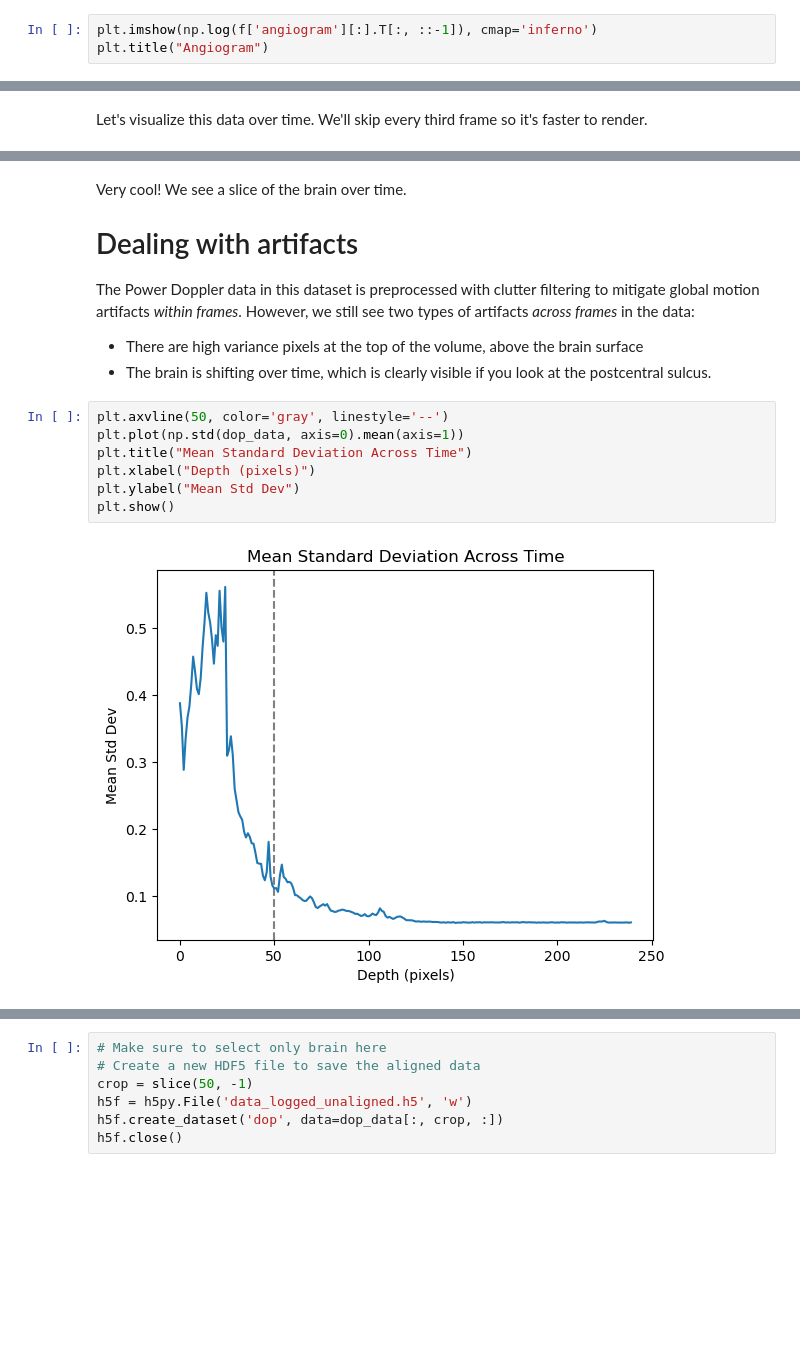
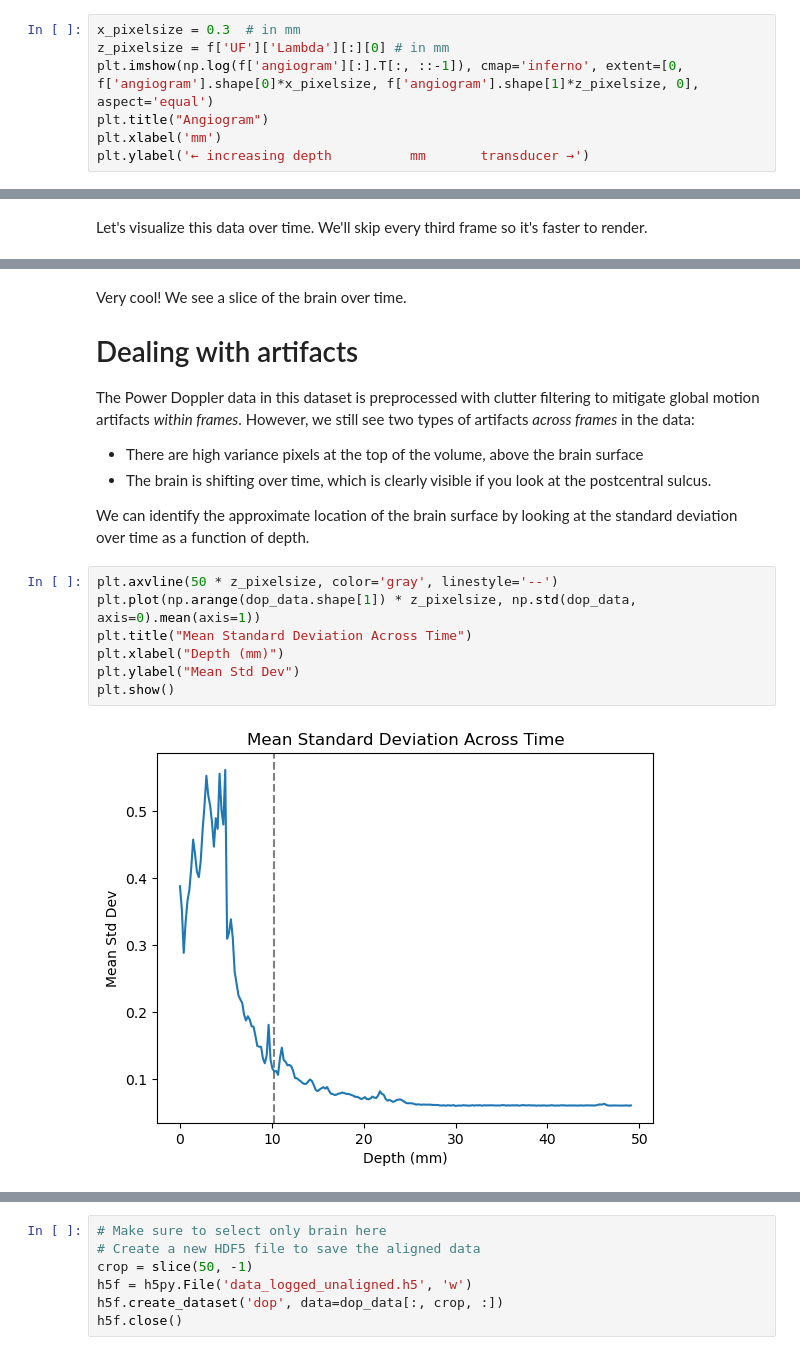
Before and after one commit to patrickmineault/fus, a Jupyter notebook: 04 - Real Data Analysis.ipynb, the cells around one changed output, grey strips where cells are left out. Drawn from its saved outputs; the diff is of its cells as text; blank space fills up the shorter version.

```diff
--- a/04 - Real Data Analysis.ipynb
+++ b/04 - Real Data Analysis.ipynb
@@ -57,4 +62,8 @@ The `angiogram` key contains an image which captures the average signal in the v
 # %%
-plt.imshow(np.log(f['angiogram'][:].T[:, ::-1]), cmap='inferno')
+x_pixelsize = 0.3  # in mm
+z_pixelsize = f['UF']['Lambda'][:][0] # in mm
+plt.imshow(np.log(f['angiogram'][:].T[:, ::-1]), cmap='inferno', extent=[0, f['angiogram'].shape[0]*x_pixelsize, f['angiogram'].shape[1]*z_pixelsize, 0], aspect='equal')
 plt.title("Angiogram")
+plt.xlabel('mm')
+plt.ylabel('← increasing depth          mm       transducer →')
 # %% [output]
@@ -111,13 +122,15 @@ The Power Doppler data in this dataset is preprocessed with clutter filtering to
 
 * There are high variance pixels at the top of the volume, above the brain surface
 * The brain is shifting over time, which is clearly visible if you look at the postcentral sulcus.
+
+We can identify the approximate location of the brain surface by looking at the standard deviation over time as a function of depth.
 # %%
-plt.axvline(50, color='gray', linestyle='--')
-plt.plot(np.std(dop_data, axis=0).mean(axis=1))
+plt.axvline(50 * z_pixelsize, color='gray', linestyle='--')
+plt.plot(np.arange(dop_data.shape[1]) * z_pixelsize, np.std(dop_data, axis=0).mean(axis=1))
 plt.title("Mean Standard Deviation Across Time")
-plt.xlabel("Depth (pixels)")
+plt.xlabel("Depth (mm)")
 plt.ylabel("Mean Std Dev")
 plt.show()
 # %% [output]
-[figure, old version]
+[figure, new version]
 # %% [markdown]
```
Also changed, not shown: parts of 9 cells of this notebook, 1 other file.
